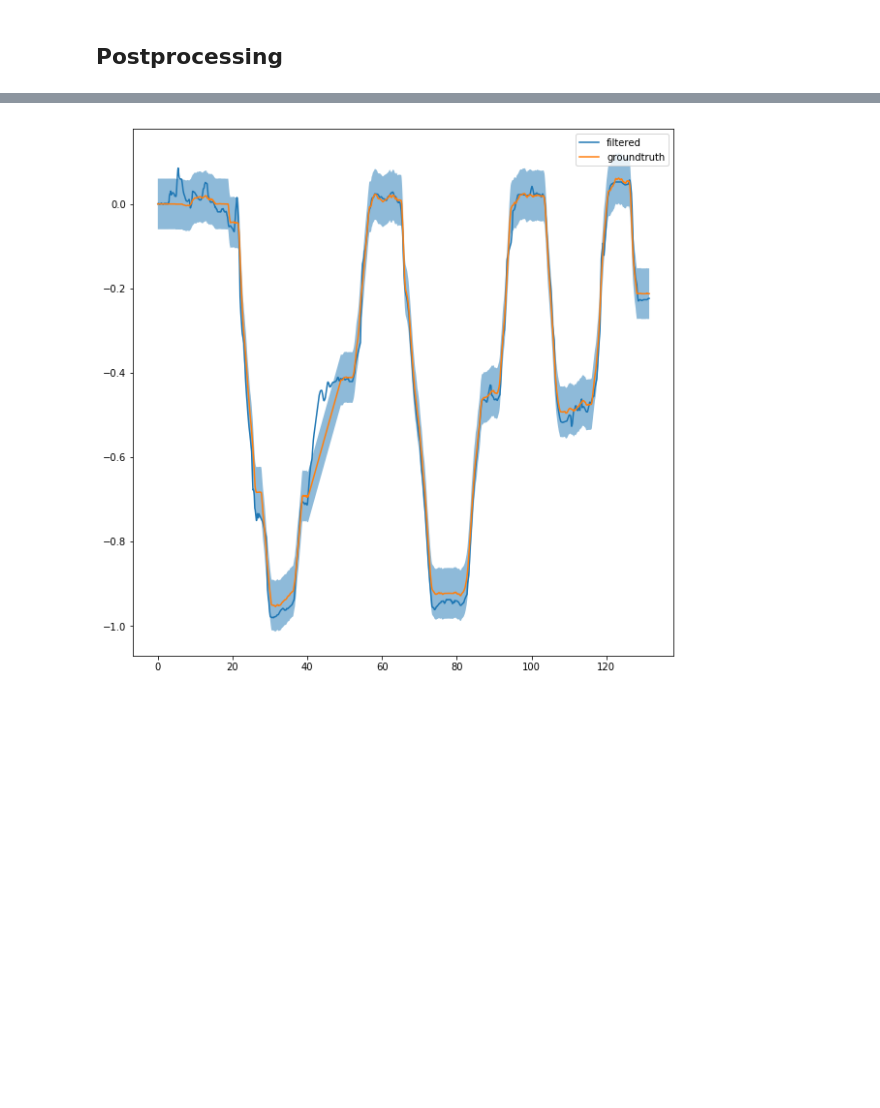
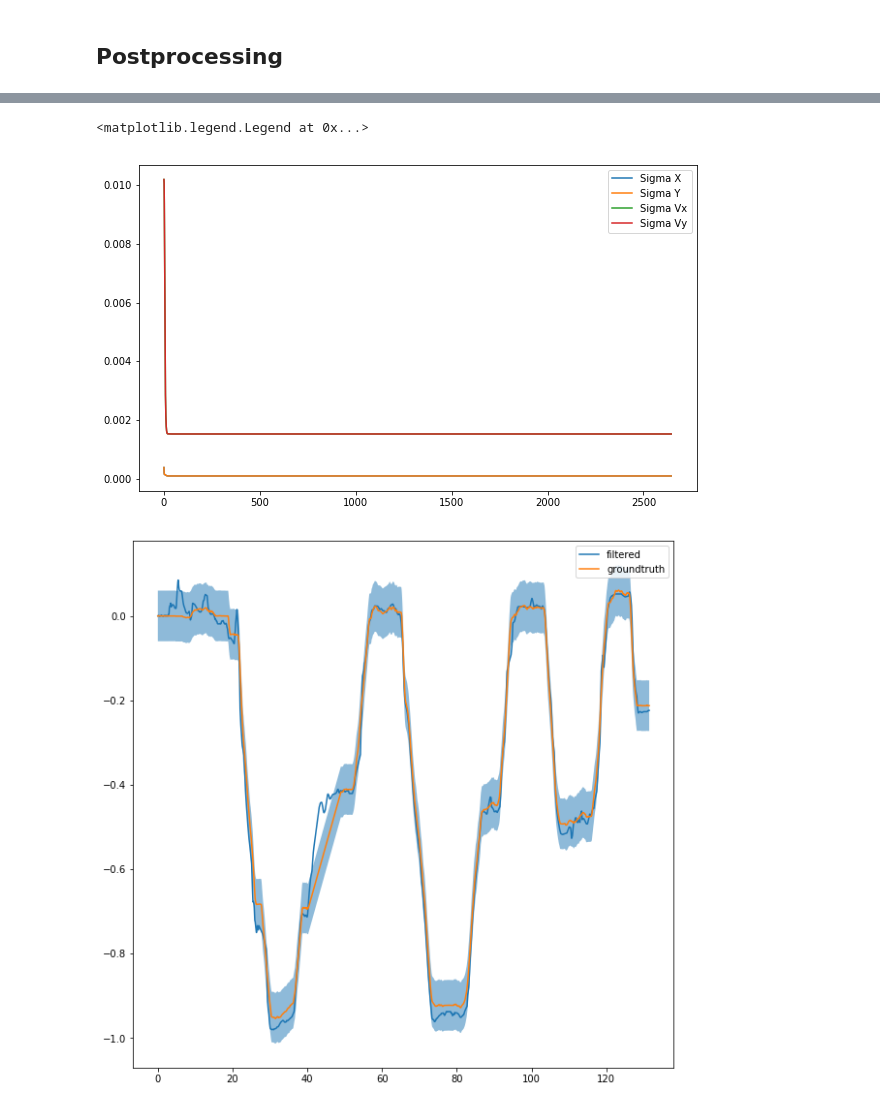
Before and after one commit to punith112/Perception, a Jupyter notebook: Project_Sensors_Fusion/main.ipynb, the cells around one changed output, grey strips where cells are left out. Saved outputs shown, nothing was run; the diff lists cells and outputs as text; code cells hidden in the pictures; blank space fills up the shorter version.

```diff
--- a/Project_Sensors_Fusion/main.ipynb
+++ b/Project_Sensors_Fusion/main.ipynb
@@ -368,6 +407,16 @@ def sigma3plot(t_mu, t_real, mu, sigma, x_real, color=None):
     plt.show()
 
     return x_pred, x_real
+# %%
+plt.figure(figsize=(10,6))
+plt.plot(Ps[:,0,0], label='Sigma X')
+plt.plot(Ps[:,1,1], label='Sigma Y')
+plt.plot(Ps[:,2,2], label='Sigma Vx')
+plt.plot(Ps[:,3,3], label='Sigma Vy')
+plt.legend()
+# %% [output]
+<matplotlib.legend.Legend at 0x...>
+[figure, added]
 # %%
 sigma3plot(t_mu=its, t_real=mts, mu=zs[1].T, sigma=3*sh, x_real=my, color=None)
 # %% [output]
```
Also changed, not shown: parts of 7 cells of this notebook.
